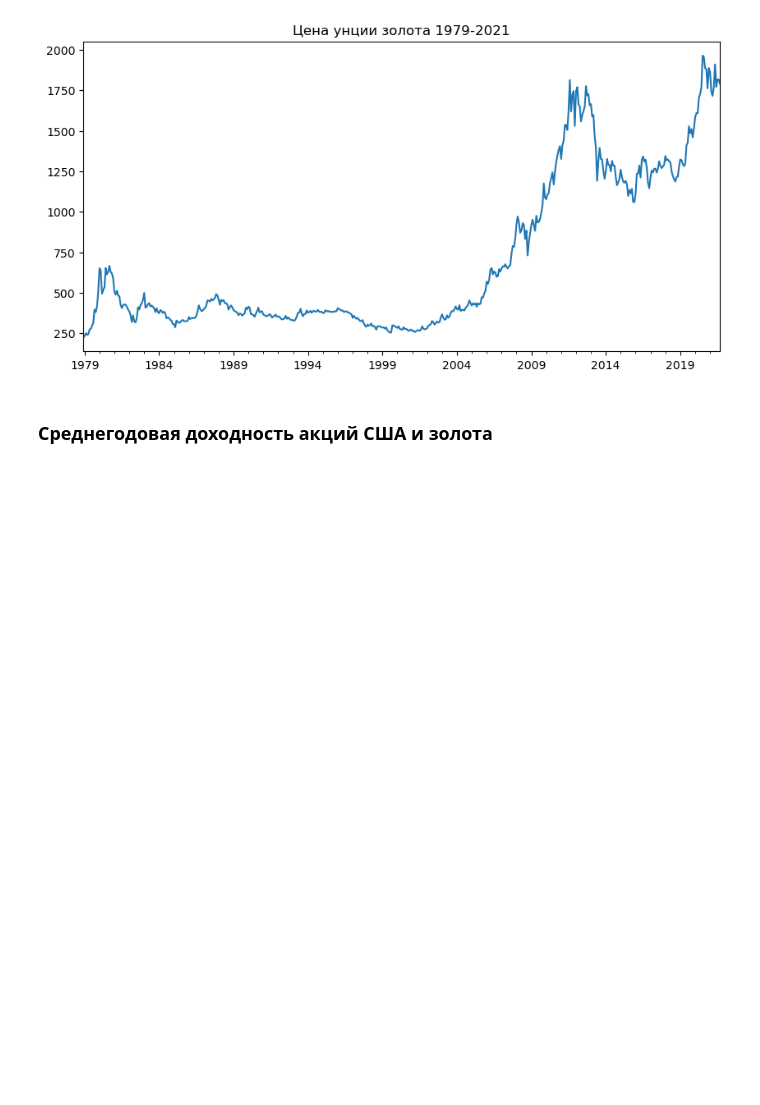
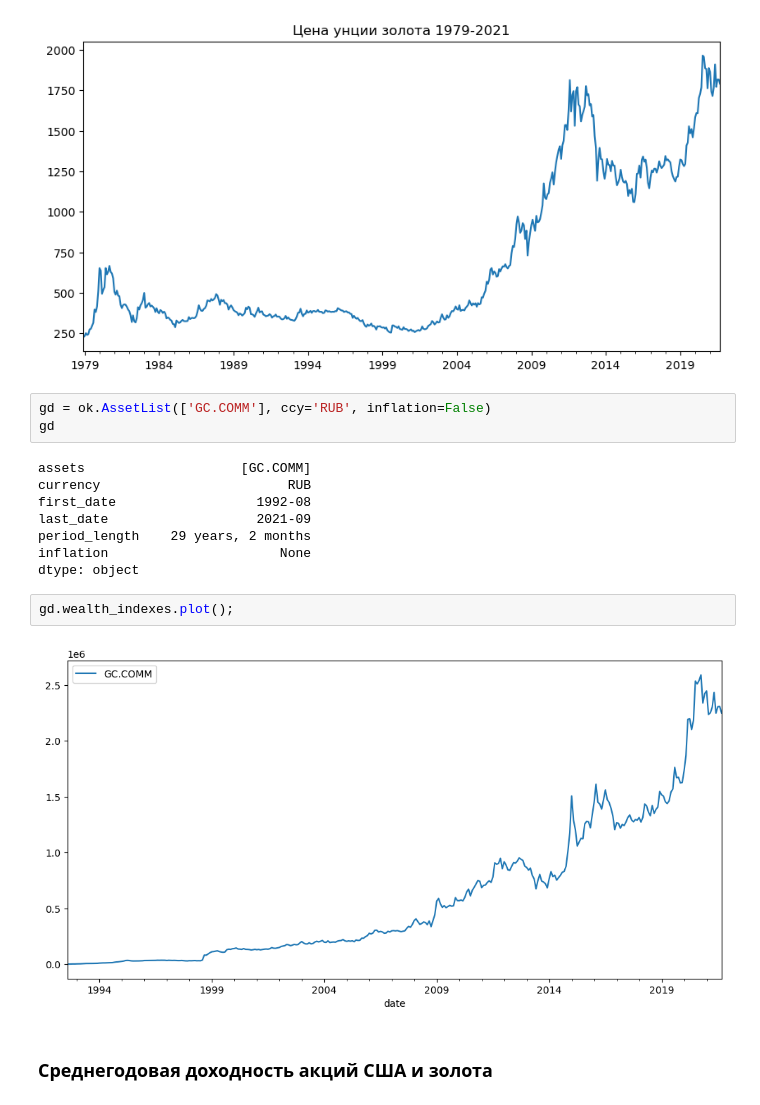
Before and after one commit to mbk-dev/publications_RUS, a Jupyter notebook: 08 gold_vs_stocks.ipynb, the cells around one changed output. Cells and saved outputs as stored; diff of their text form; blank space fills up the shorter version.

```diff
--- a/08 gold_vs_stocks.ipynb
+++ b/08 gold_vs_stocks.ipynb
@@ -22,6 +22,21 @@ plt.title('Цена унции золота 1979-2021')
 # %% [output]
 Text(0.5, 1.0, 'Цена унции золота 1979-2021')
 [figure]
+# %%
+gd = ok.AssetList(['GC.COMM'], ccy='RUB', inflation=False)
+gd
+# %% [output]
+assets                    [GC.COMM]
+currency                        RUB
+first_date                  1992-08
+last_date                   2021-09
+period_length    29 years, 2 months
+inflation                      None
+dtype: object
+# %%
+gd.wealth_indexes.plot();
+# %% [output]
+[figure, added]
 # %% [markdown]
 ### Среднегодовая доходность акций США и золота
 # %%
```
Also changed, not shown: parts of 1 cell of this notebook.
